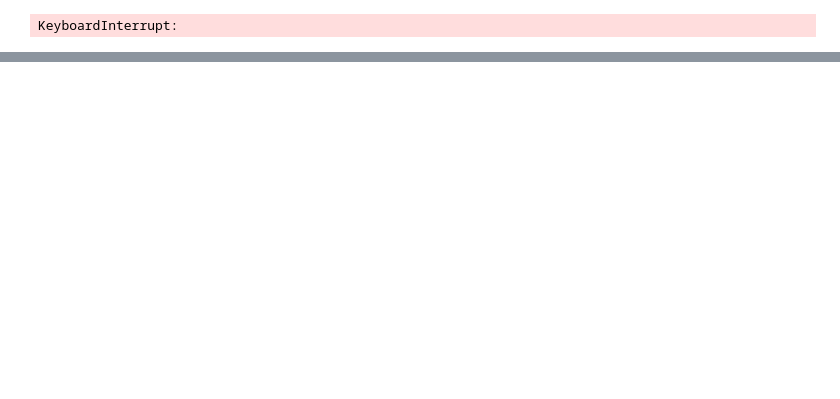
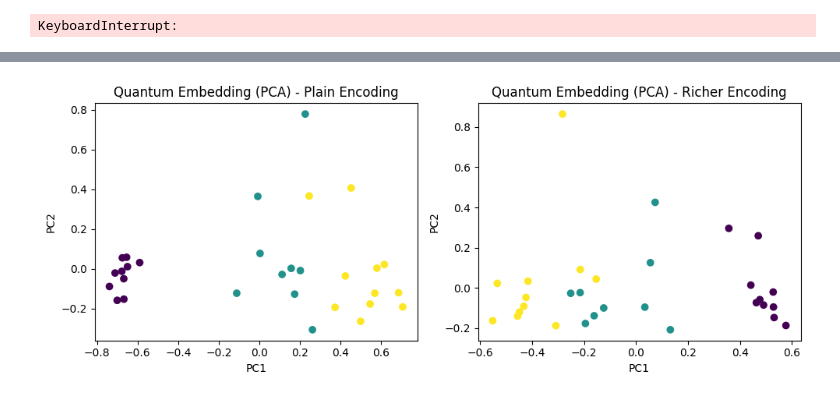
Before and after one commit to dosqas/q-salkit, a Jupyter notebook: notebooks/hybrid/hybrid_qnn_saliency.ipynb, the cells around one changed output, grey strips where cells are left out. Cells and saved outputs as stored; diff of their text form; code cells hidden in the pictures; blank space fills up the shorter version.

```diff
--- a/notebooks/hybrid/hybrid_qnn_saliency.ipynb
+++ b/notebooks/hybrid/hybrid_qnn_saliency.ipynb
@@ -539,0 +722,26 @@ petal width (cm): stat=175.0000, p=0.2449
+# %%
+def visualize_latent(model, name):
+    with torch.no_grad():
+        # Get quantum layer outputs for all test samples
+        latent = model.qlayer(X_test).detach().numpy()
+
+    # Reduce dimensionality to 2D for visualization
+    pca = PCA(n_components=2)
+    latent_2d = pca.fit_transform(latent)
+
+    # Scatter plot: each point = one sample, colored by true class
+    plt.scatter(latent_2d[:,0], latent_2d[:,1], c=y_test, cmap='viridis')
+    plt.title(f"Quantum Embedding (PCA) - {name}")
+    plt.xlabel("PC1")
+    plt.ylabel("PC2")
+
+# Plot side-by-side for plain vs richer encoding
+plt.figure(figsize=(10,4))
+plt.subplot(1,2,1)
+visualize_latent(model_plain, "Plain Encoding")
+plt.subplot(1,2,2)
+visualize_latent(model_rich, "Richer Encoding")
+plt.tight_layout()
+plt.show()
+# %% [output]
+[figure, added]
```
Also changed, not shown: parts of 38 cells of this notebook.
